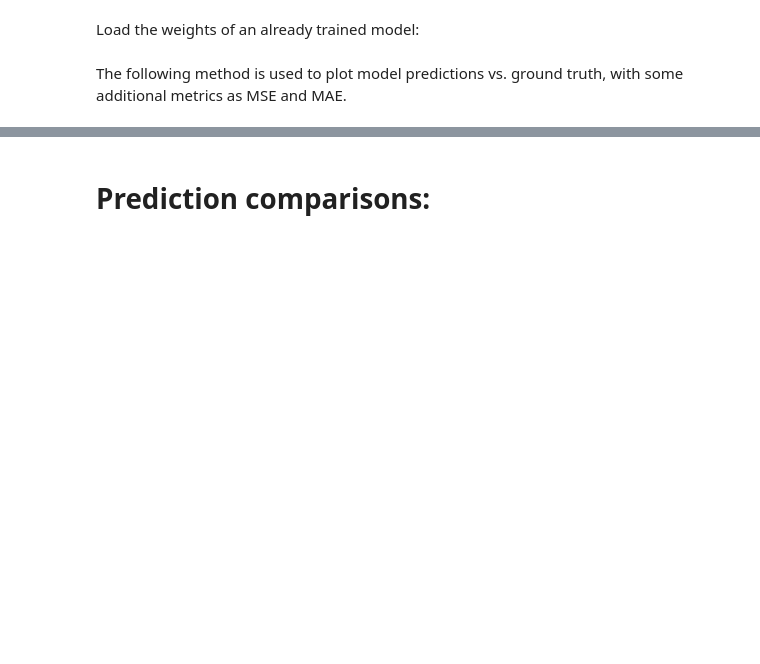
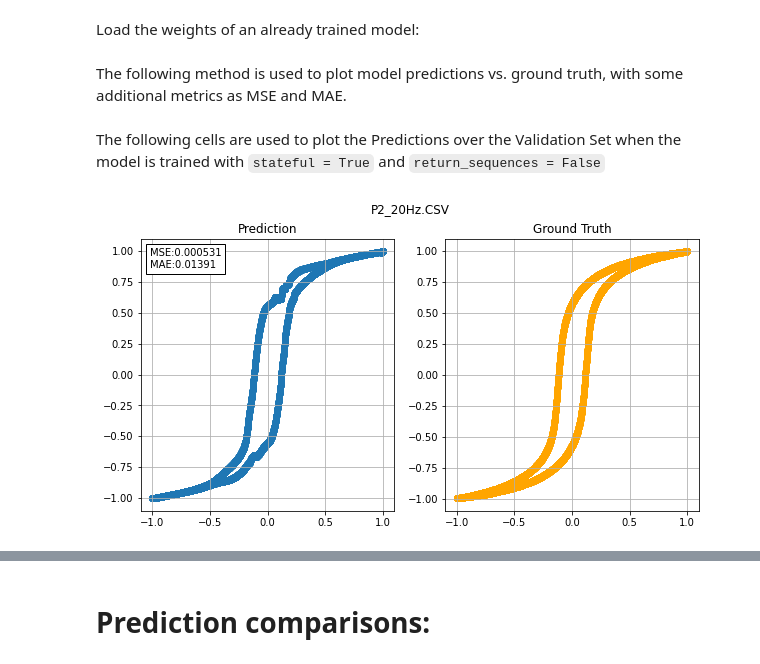
Before and after one commit to olivieromassi/Hysteresis-Modelling-with-Neural-Networks, a Jupyter notebook: dRNNModelTraining.ipynb, the cells around one changed output, grey strips where cells are left out. Drawn from its saved outputs; the diff is of its cells as text; code cells hidden in the pictures; blank space fills up the shorter version.

```diff
--- a/dRNNModelTraining.ipynb
+++ b/dRNNModelTraining.ipynb
@@ -765,3 +898,13 @@ def plot_prediction(prediction, ground_truth, input_signal, frequency):
     ax2.set_title('Ground Truth')
     ax2.scatter(input_signal, ground_truth, c='orange')
     ax2.grid(True)
+# %% [markdown]
+The following cells are used to plot the Predictions over the Validation Set when the model is trained with `stateful = True` and
+ `return_sequences = False`
+# %%
+### DEBUG CELL fs=96k units=64
+predictions = prediction_model.predict(val_data)
+plot_prediction(predictions, val_dataset['P2_20Hz.CSV']['B'][seq_len - 1:],
+                val_dataset['P2_20Hz.CSV']['H'][seq_len - 1:], 'P2_20Hz.CSV')
+# %% [output]
+[figure, added]
```
Also changed, not shown: parts of 33 cells of this notebook.
